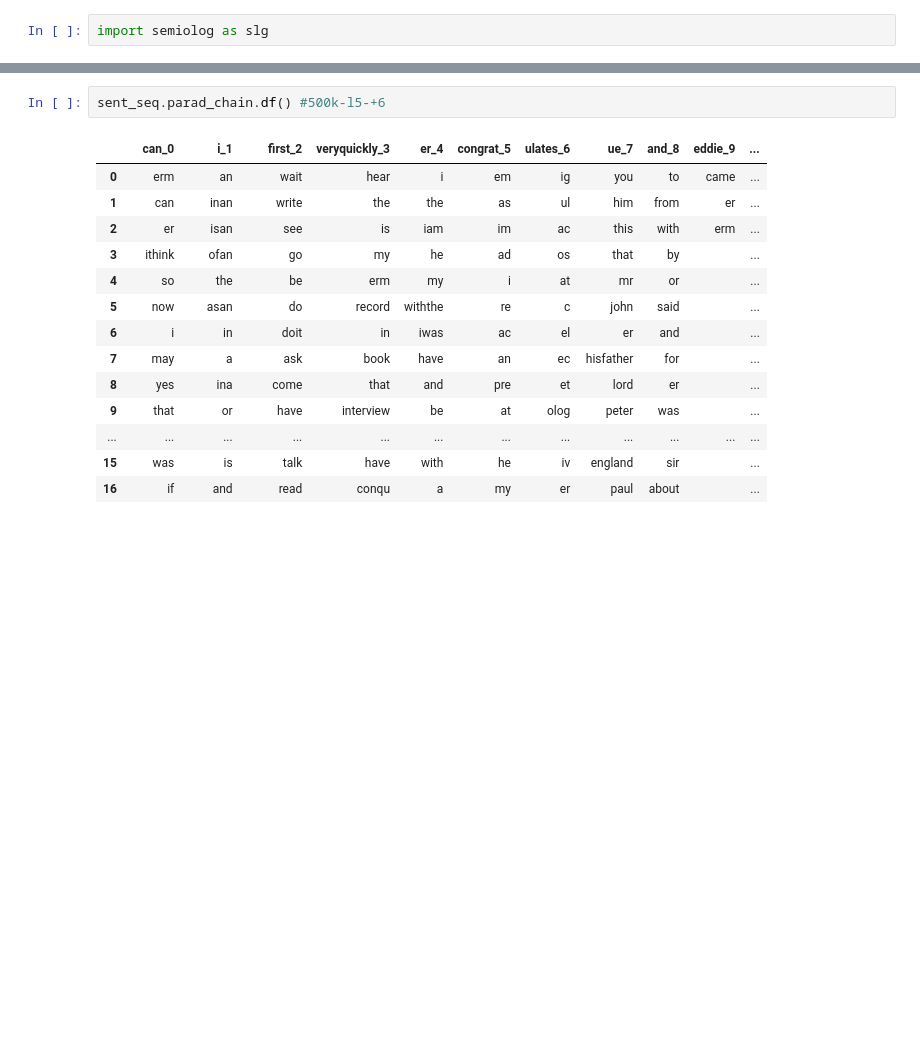
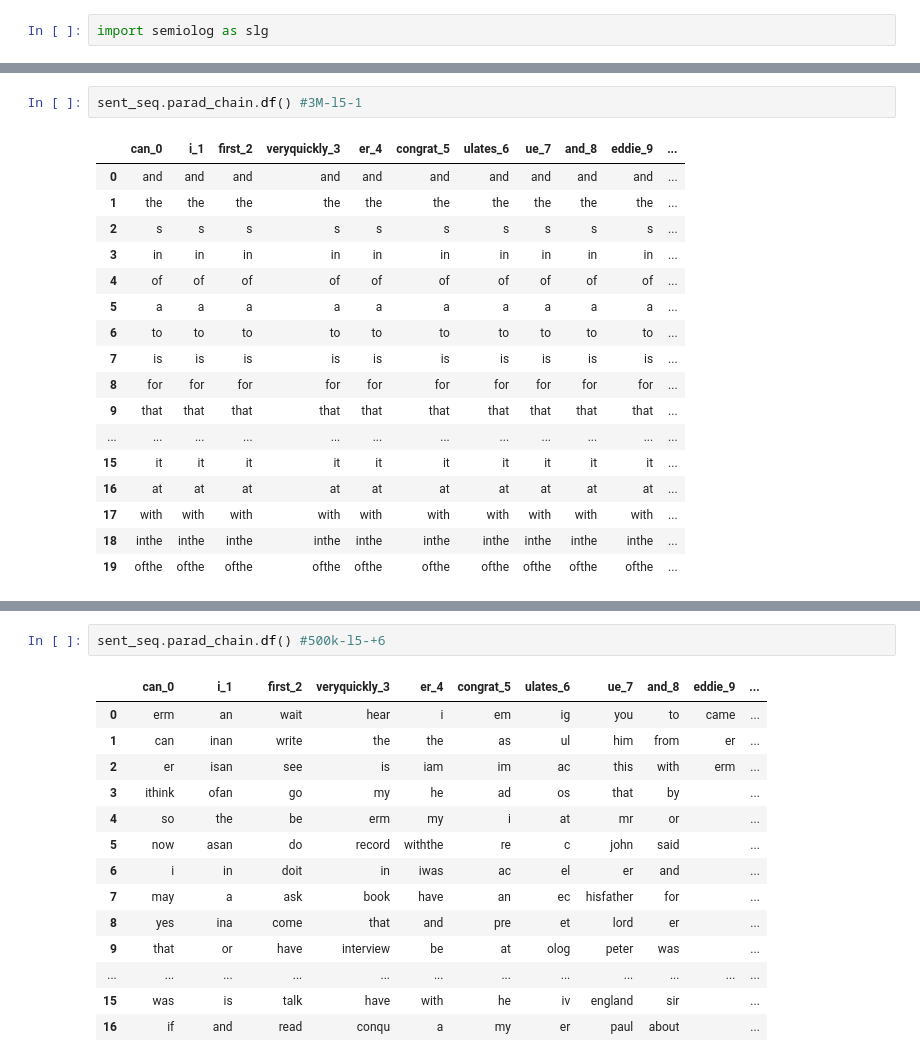
Before and after one commit to Gianni-G/semiolog, a Jupyter notebook: example.ipynb, the cells around one changed output, grey strips where cells are left out. Saved outputs shown, nothing was run; the diff lists cells and outputs as text; blank space fills up the shorter version.

```diff
--- a/example.ipynb
+++ b/example.ipynb
@@ -24,3 +21,23 @@ sent_seq.tree.plot()
 [interactive output not drawn]
 <function semiolog.syntagmatic.tree.Tree.plot.<locals>.inter()>
+# %%
+sent_seq.parad_chain.df() #3M-l5-1
+# %% [output]
+|  | can_0 | i_1 | first_2 | veryquickly_3 | er_4 | congrat_5 | ulates_6 | ue_7 | and_8 | eddie_9 | ... |
+| 0 | and | and | and | and | and | and | and | and | and | and | ... |
+| 1 | the | the | the | the | the | the | the | the | the | the | ... |
+| 2 | s | s | s | s | s | s | s | s | s | s | ... |
+| 3 | in | in | in | in | in | in | in | in | in | in | ... |
+| 4 | of | of | of | of | of | of | of | of | of | of | ... |
+| 5 | a | a | a | a | a | a | a | a | a | a | ... |
+| 6 | to | to | to | to | to | to | to | to | to | to | ... |
+| 7 | is | is | is | is | is | is | is | is | is | is | ... |
+| 8 | for | for | for | for | for | for | for | for | for | for | ... |
+| 9 | that | that | that | that | that | that | that | that | that | that | ... |
+| ... | ... | ... | ... | ... | ... | ... | ... | ... | ... | ... | ... |
+| 15 | it | it | it | it | it | it | it | it | it | it | ... |
+| 16 | at | at | at | at | at | at | at | at | at | at | ... |
+| 17 | with | with | with | with | with | with | with | with | with | with | ... |
+| 18 | inthe | inthe | inthe | inthe | inthe | inthe | inthe | inthe | inthe | inthe | ... |
+| 19 | ofthe | ofthe | ofthe | ofthe | ofthe | ofthe | ofthe | ofthe | ofthe | ofthe | ... |
 # %%
```
Also changed, not shown: parts of 4 cells of this notebook, 2 other files.
